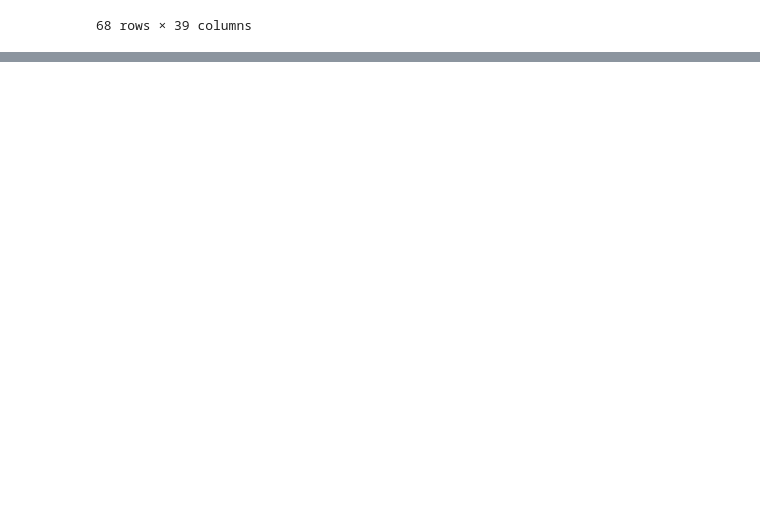
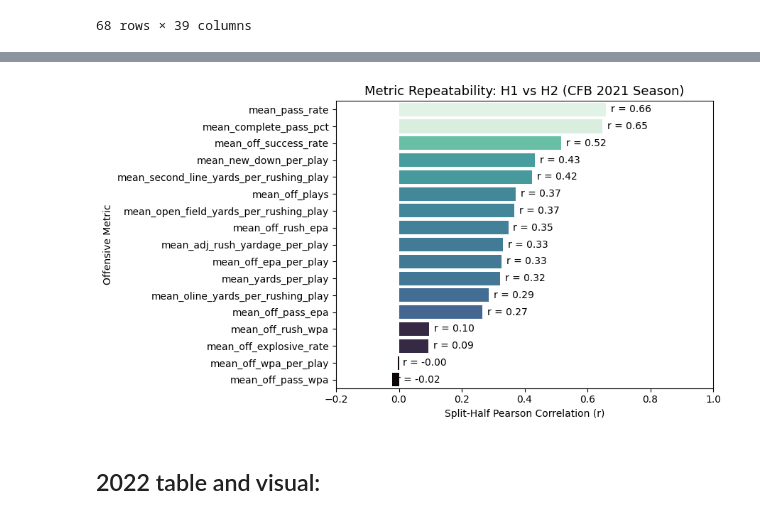
Before and after one commit to ahaze65/Homework_1, a Jupyter notebook: Data.ipynb, the cells around one changed output, grey strips where cells are left out. Saved outputs shown, nothing was run; the diff lists cells and outputs as text; code cells hidden in the pictures; blank space fills up the shorter version.

```diff
--- a/Data.ipynb
+++ b/Data.ipynb
@@ -445,0 +500,7 @@ Other method agg: 2021 - 2025
+# %%
+# Create 5 seperate dataframes for each of the 5 seasons in the dataset to be used for further analysis
+df_2021 = pbp_final[pbp_final['season'] == 2021].copy()
+df_2022 = pbp_final[pbp_final['season'] == 2022].copy()
+df_2023 = pbp_final[pbp_final['season'] == 2023].copy()
+df_2024 = pbp_final[pbp_final['season'] == 2024].copy()
+df_2025 = pbp_final[pbp_final['season'] == 2025].copy()
@@ -445,0 +1000,33 @@ Other method agg: 2021 - 2025
+# %%
+# Create a visualization of the results from the table above
+plt.figure(figsize=(9, 5))
+ax = sns.barplot(
+    data=correlation_results_2021,
+    x='r',
+    y='metric',
+    palette='mako',
+    hue='r',
+    legend=False
+)
+
+for p in ax.patches:
+    width = p.get_width()
+    ax.annotate(
+        f"r = {width:.2f}",
+        (width, p.get_y() + p.get_height() / 2.),
+        ha='left', va='center',
+        xytext=(5, 0),
+        textcoords='offset points',
+        fontsize=10
+    )
+
+plt.xlim(-0.2, 1.0)
+plt.title("Metric Repeatability: H1 vs H2 (CFB 2021 Season)", fontsize=13)
+plt.xlabel("Split-Half Pearson Correlation (r)")
+plt.ylabel("Offensive Metric")
+plt.tight_layout()
+plt.show()
+# %% [output]
+[figure, added]
+# %% [markdown]
+## 2022 table and visual:
```
Also changed, not shown: parts of 31 cells of this notebook.
